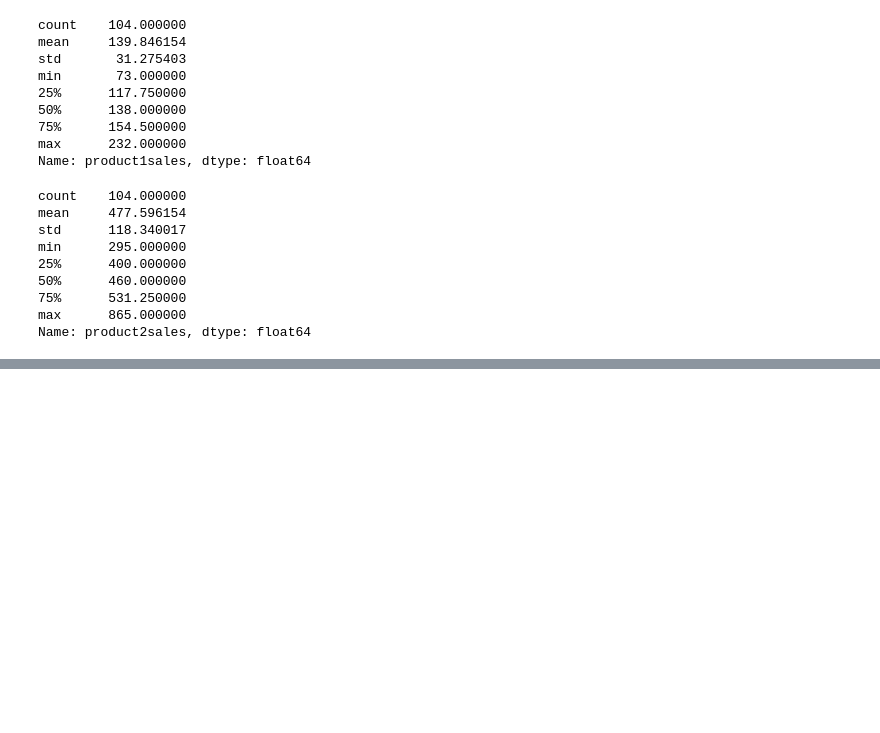
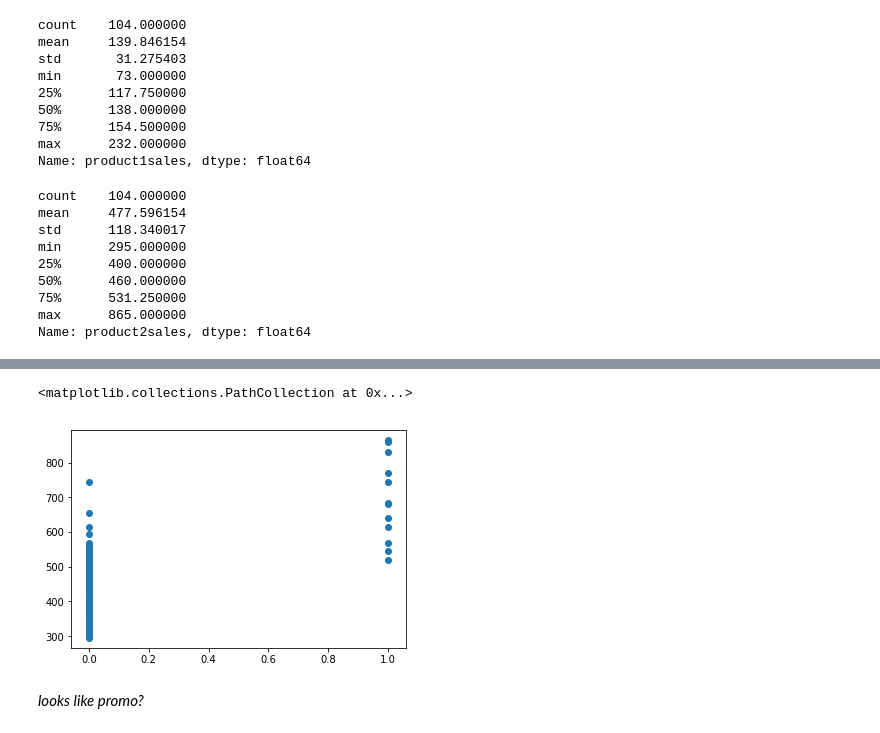
Before and after one commit to michlee1337/DataScience, a Jupyter notebook: GrocerySales.ipynb, the cells around one changed output, grey strips where cells are left out. Cells and saved outputs as stored; diff of their text form; code cells hidden in the pictures; blank space fills up the shorter version.

Commit message:
found effect in AU+promo

```diff
--- a/GrocerySales.ipynb
+++ b/GrocerySales.ipynb
@@ -156,0 +162,7 @@ Name: product2sales, dtype: float64
+# %%
+plt.scatter(dfAus['product2promo'],dfAus['product2sales'])
+# %% [output]
+<matplotlib.collections.PathCollection at 0x...>
+[figure, added]
+# %% [markdown]
+*looks like promo?*
```
Also changed, not shown: parts of 4 cells of this notebook.
